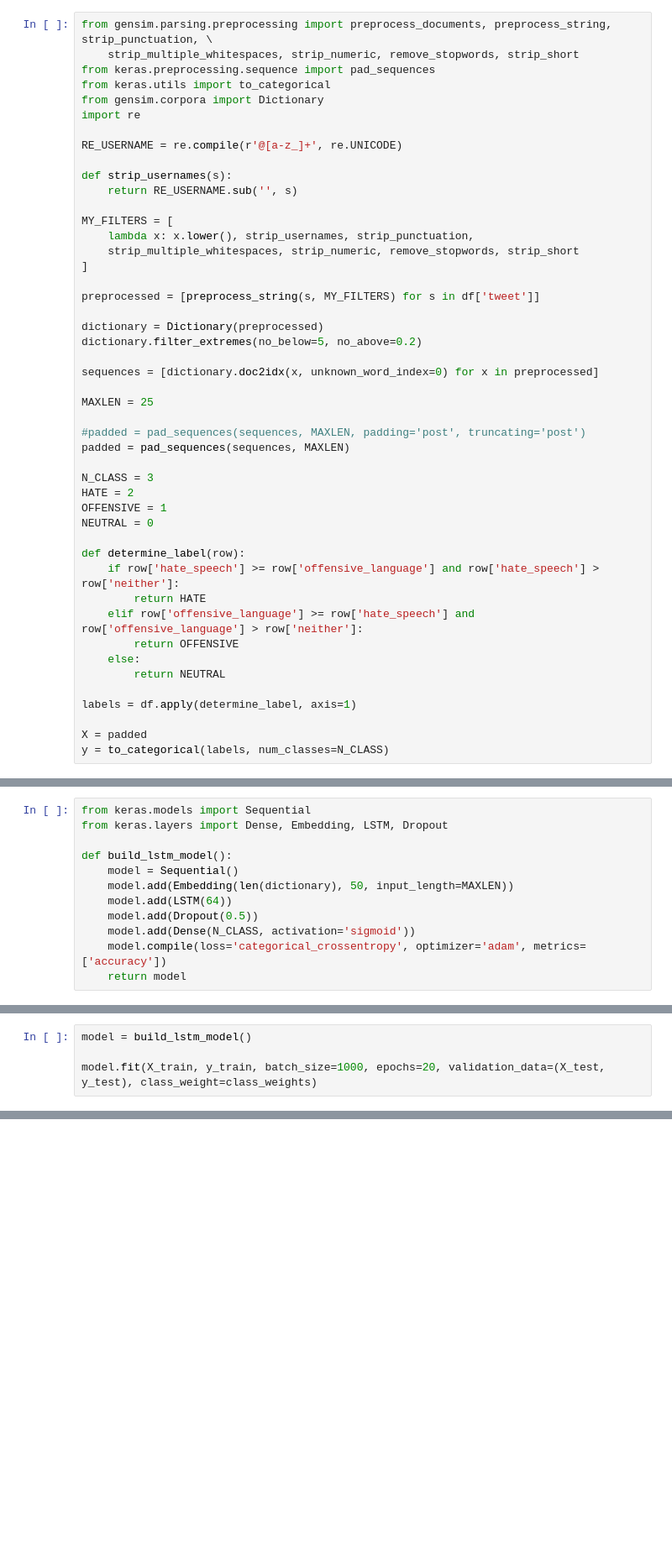
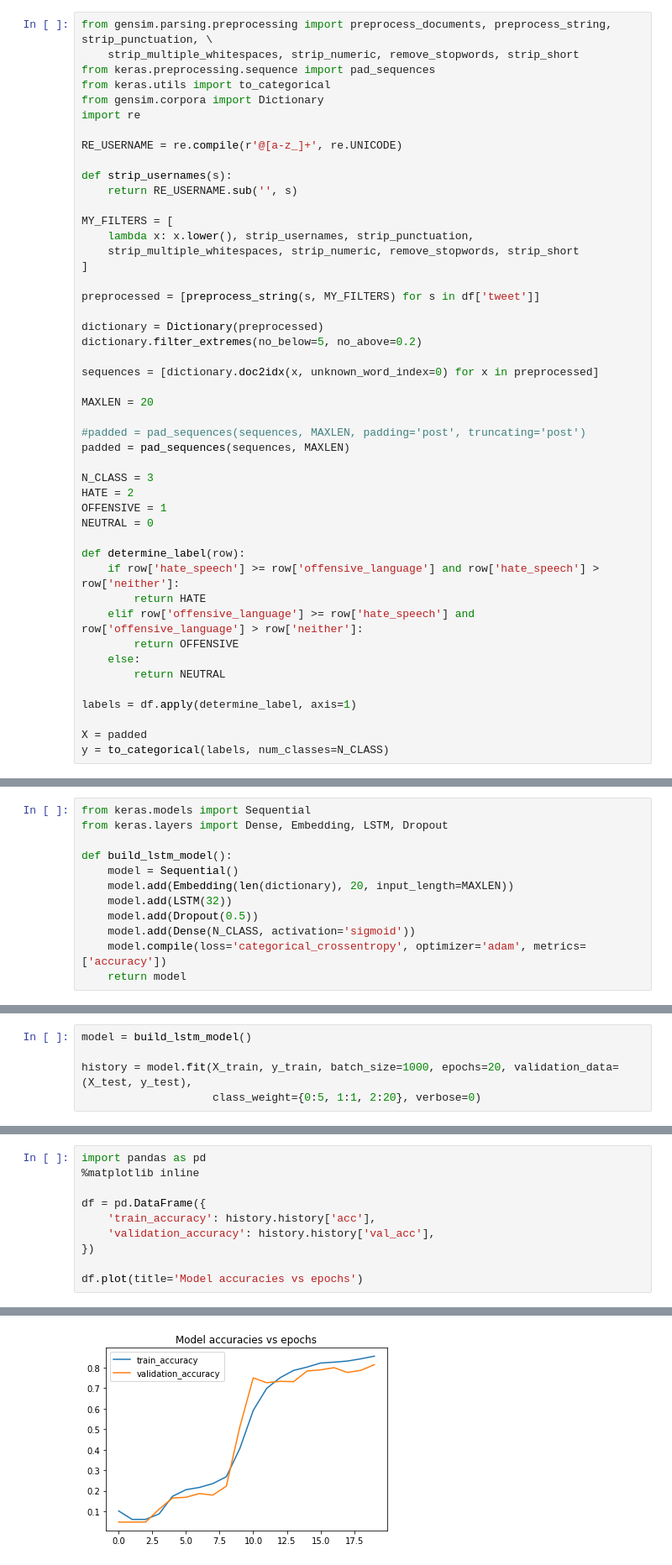
Before and after one commit to EikeDehling/machine-learnings, a Jupyter notebook: nlp_hate_speech_neural.ipynb, the cells around one changed output, grey strips where cells are left out. Shown at 84% size. Cells and saved outputs as stored; diff of their text form; blank space fills up the shorter version.

```diff
--- a/nlp_hate_speech_neural.ipynb
+++ b/nlp_hate_speech_neural.ipynb
@@ -41,7 +41,7 @@ dictionary.filter_extremes(no_below=5, no_above=0.2)
 
 sequences = [dictionary.doc2idx(x, unknown_word_index=0) for x in preprocessed]
 
-MAXLEN = 25
+MAXLEN = 20
 
 #padded = pad_sequences(sequences, MAXLEN, padding='post', truncating='post')
 padded = pad_sequences(sequences, MAXLEN)
@@ -100,8 +98,8 @@ from keras.layers import Dense, Embedding, LSTM, Dropout
 
 def build_lstm_model():
     model = Sequential()
-    model.add(Embedding(len(dictionary), 50, input_length=MAXLEN))
-    model.add(LSTM(64))
+    model.add(Embedding(len(dictionary), 20, input_length=MAXLEN))
+    model.add(LSTM(32))
     model.add(Dropout(0.5))
     model.add(Dense(N_CLASS, activation='sigmoid'))
     model.compile(loss='categorical_crossentropy', optimizer='adam', metrics=['accuracy'])
@@ -119,4 +113,5 @@ class_weights = {0: 5, 1:1, 2:18}
 # %%
 model = build_lstm_model()
 
-model.fit(X_train, y_train, batch_size=1000, epochs=20, validation_data=(X_test, y_test), class_weight=class_weights)
+history = model.fit(X_train, y_train, batch_size=1000, epochs=20, validation_data=(X_test, y_test),
+                    class_weight={0:5, 1:1, 2:20}, verbose=0)
@@ -143,0 +118,11 @@ y_pred = model.predict(X_test)
+# %%
+import pandas as pd
+%matplotlib inline
+
+df = pd.DataFrame({
+    'train_accuracy': history.history['acc'],
+    'validation_accuracy': history.history['val_acc'],
+})
+
+df.plot(title='Model accuracies vs epochs')
+# %% [output]
@@ -144,3 +130,4 @@ y_pred = model.predict(X_test)
+[figure, added]
 # %%
 from sklearn.metrics import classification_report
 import numpy as np
```
Also changed, not shown: parts of 8 cells of this notebook.
